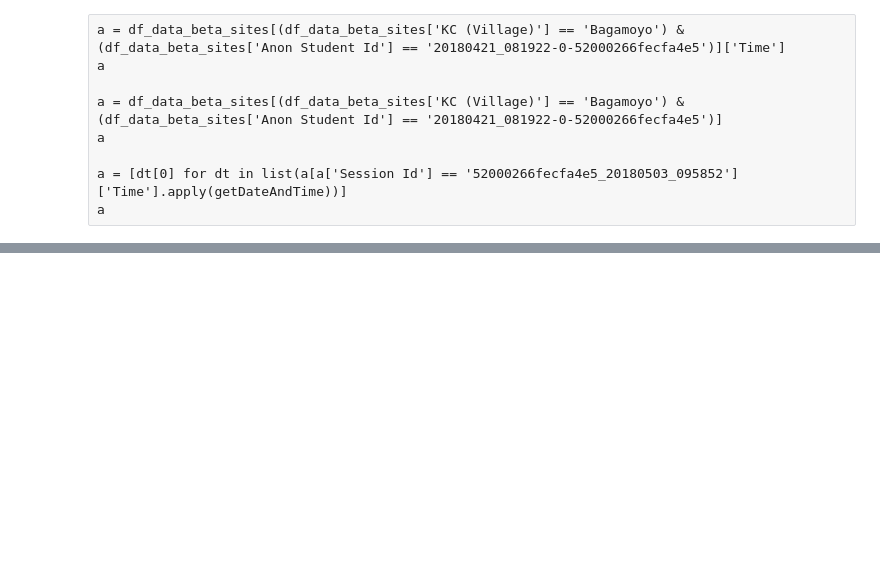
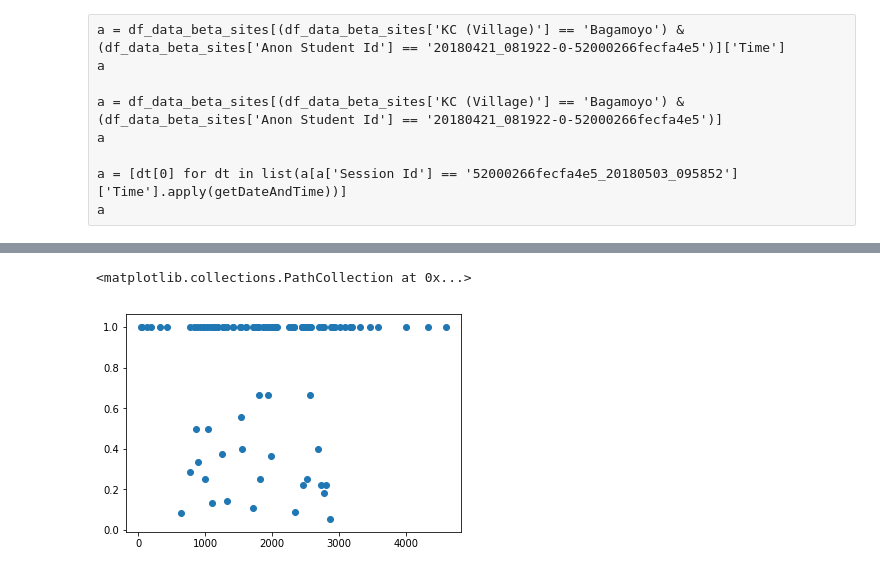
Before and after one commit to amogh112/robotutor_data_analysis, a Jupyter notebook: robotutor_data_analysis.ipynb, the cells around one changed output, grey strips where cells are left out. Drawn from its saved outputs; the diff is of its cells as text; code cells hidden in the pictures; blank space fills up the shorter version.

```diff
--- a/robotutor_data_analysis.ipynb
+++ b/robotutor_data_analysis.ipynb
@@ -69,0 +270,19 @@ Target - To get the session frequency and the session duration for all the villa
+# %%
+def getAvgSessionDuration(df_data, village, student_id):
+
+    """
+    Input: data, village name, student id
+    Returns the avg session duration obtained by dividing total use time by no of days that the tutor was used by a particular student in a particular village
+    """
+
+    total_duration = getTotalDuration(df_data, village, student_id)
+    total_use_days = getTotalUseDays(df_data, village, student_id)
+    if(total_use_days) == 0:
+        total_use_days = 1
+    avg_session_duration = total_duration/total_use_days
+
+    if avg_session_duration/60. > 360:
+        print("\n DEBUG Avg Session Duration")
+        print("avg session duration >360 minutes ie: ", avg_session_duration/60.,"for village: ", village,"student id: ", student_id, " and total use days are: ", total_use_days," and the total duration in minutes is ", total_duration/60)
+
+    return avg_session_duration
@@ -225,0 +518,5 @@ Village Bagamoyo has 109 student ids
+# %%
+plt.scatter(x,y)
+# %% [output]
+<matplotlib.collections.PathCollection at 0x...>
+[figure, added]
```
Also changed, not shown: parts of 78 cells of this notebook.
